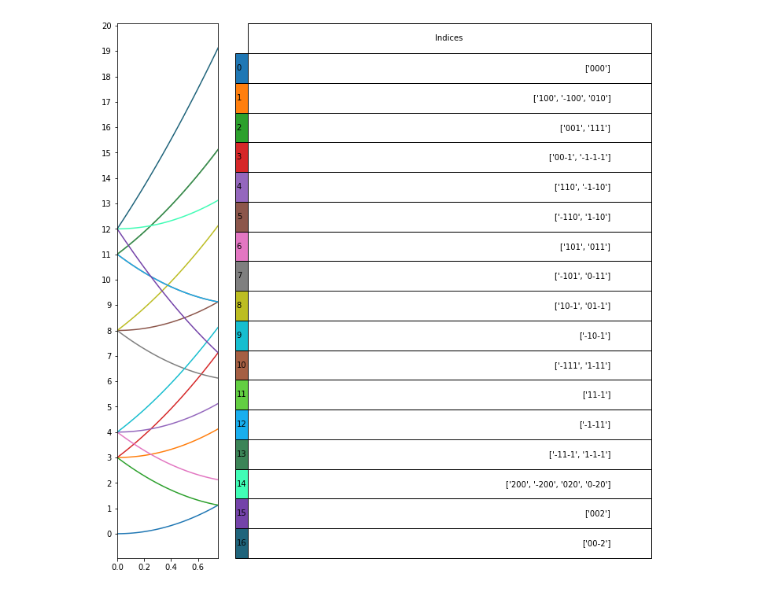
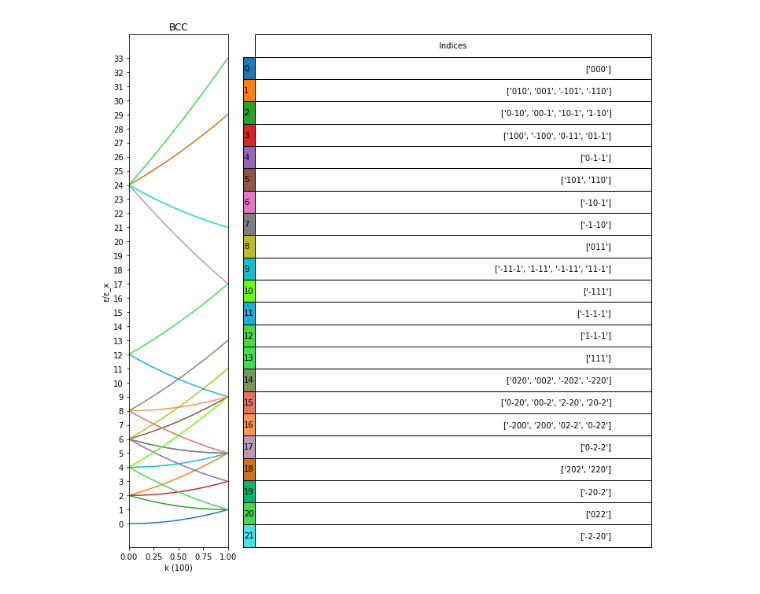
Before and after one commit to hastihojabr/Free-electron-energy-bands---Reduced-zone-scheme, a Jupyter notebook: Free electron energy bands .ipynb, the cells around one changed output. Saved outputs shown, nothing was run; the diff lists cells and outputs as text; code cells hidden in the pictures.

```diff
--- a/Free electron energy bands .ipynb
+++ b/Free electron energy bands .ipynb
@@ -30,7 +70,7 @@ def Energy_fcc(k1,k2,k3,lattice):
         energy.append(E)
     return energy
 # %%
-def Band_Table(E):
+def Band_Table(E,miller):
     key_list = list(miller.keys())
     val_list = list(miller.values())
 
@@ -39,7 +79,7 @@ def Band_Table(E):
         hkl_list=[]
         for j in range(len(E)):
             if (E[i]==E[(j)]).all():
-                position = val_list.index(list(hkl[j]))
+                position = val_list.index(list(val_list[j]))
                 hkl_list.append(key_list[position])
         indices.append(hkl_list)
         En.append(E[i])
@@ -71,10 +111,7 @@ def Reduced_Zones_Plot(En,mu):
     plt.xlim(-max(mu),max(mu))
     plt.show
 # %%
-
-from matplotlib import gridspec
-
-def Plot_Table(df,mu,En):
+def Plot_Table(df,mu,En,lattice_name,k_name):
 
     plt.rcParams["figure.figsize"] = [7.50, 3.50]
     plt.rcParams["figure.autolayout"] = True
@@ -89,9 +126,18 @@ def Plot_Table(df,mu,En):
     color = list(plt.cm.tab10(np.arange(10))) + ["#"+''.join([random.choice('0123456789ABCDEF') for j in range(6)])
              for i in range(20)]
     ax1.set_prop_cycle('color', color)
+
+    maxx =max(En[0])
     for i in range(len(En)):
+
         ax1.plot(mu,En[i],label=str(i))
-    ax1.set_yticks(np.arange(0,max(En[i])+1, 1))
+
+        if max(En[i])>maxx: maxx=max(En[i])
+
+    ax1.set_yticks(np.arange(0,maxx+1, 1))
+    ax1.set_ylabel('ε/ε_x')
+    ax1.set_xlabel('k ({})'.format(k_name))
+    ax1.set_title(lattice_name)
     ax1.set_xlim(min(mu),max(mu))
 
 
@@ -111,15 +157,15 @@ def Plot_Table(df,mu,En):
 
     plt.show()
 # %%
-def main(kx,ky,kz,mu,lattice,Display,Half_zone,zone_table):
-    k1,k2,k3      = kx*mu, ky*mu, kz*mu
-    En             = Energy_fcc(k1,k2,k3,lattice)
-    indices,En,df = Band_Table(En)
+def main(miller,k1,k2,k3,mu,lattice_name,k_name,Display,Half_zone,zone_table):
+
+    En             = Energy_fcc(miller,k1,k2,k3,lattice_name)
+    indices,En,df = Band_Table(En,miller)
 
     if Half_zone     == True : Half_Reduced_Zones_Plot(En,mu)
     if Display       == True : display(df)
     if zone_table    == True :
         df1 = df['Indices'].to_frame()
-        Plot_Table(df1,mu,En)
+        Plot_Table(df1,mu,En,lattice_name,k_name)
 
     return indices,En,df
@@ -125,0 +174,2 @@ def main(kx,ky,kz,mu,lattice,Display,Half_zone,zone_table):
+# %%
+miller = Miller(['000','100','110','111','200','220'])
@@ -131,5 +203,11 @@ indices,En,df = main(1,0,0,mu,'FCC',Display=False,Half_zone=False,zone_table=Tru
 # %%
-mu = np.linspace(0,3/4,100)
-indices,En,df = main(1,1,0,mu,'FCC',Display=False,Half_zone=False,zone_table=True)
+#100 - BCC
+
+mu = np.linspace(0,1,200)
+
+indices_bcc, En_bcc, df_bcc = main(miller=miller,
+                                k1=1*mu,k2=0,k3=0,mu=mu,
+                                lattice_name='BCC',k_name='100',
+                                Display=False,Half_zone=False,zone_table=True)
 # %% [output]
-[figure, old version]
+[figure, new version]
```
Also changed, not shown: parts of 20 cells of this notebook.
